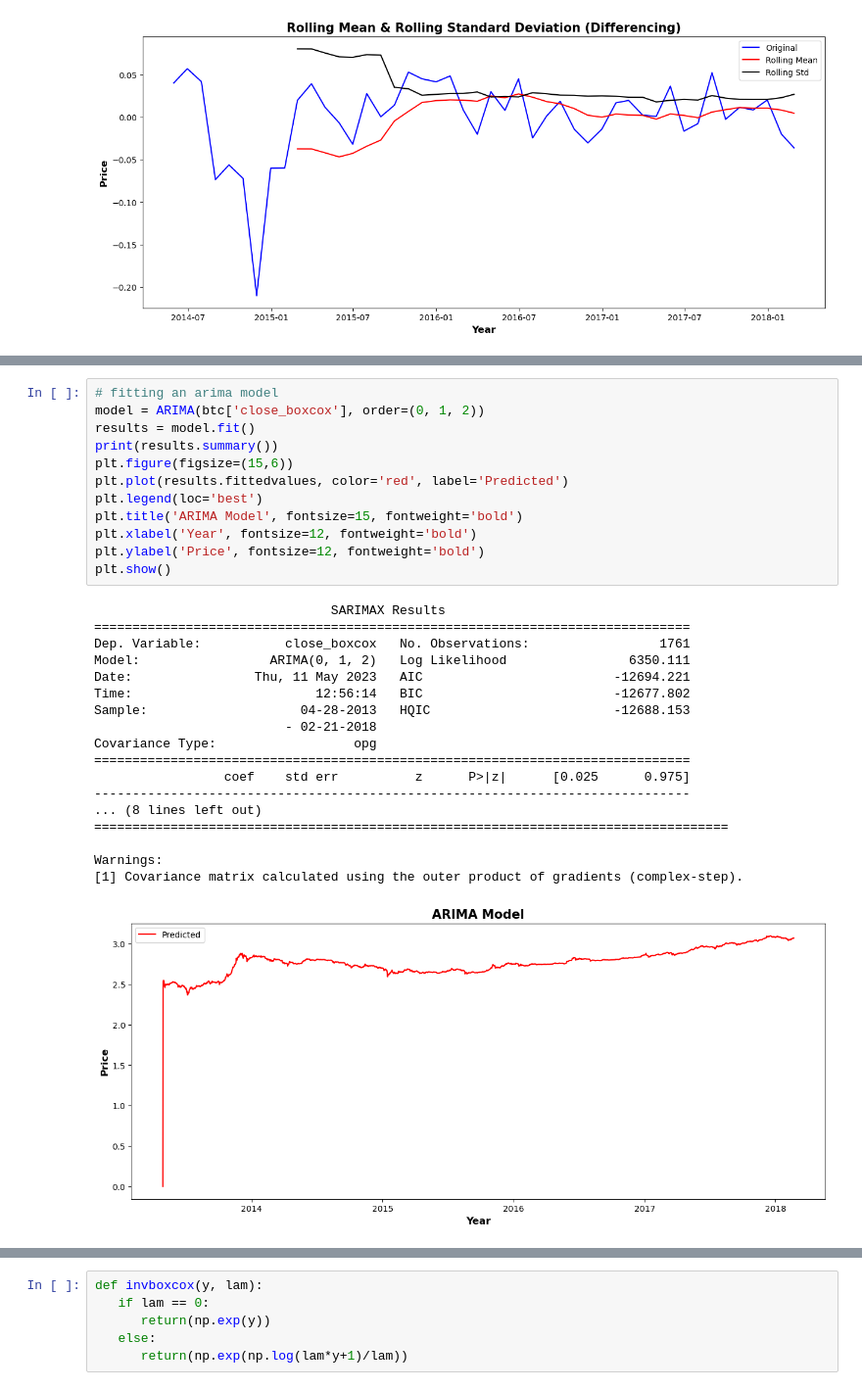
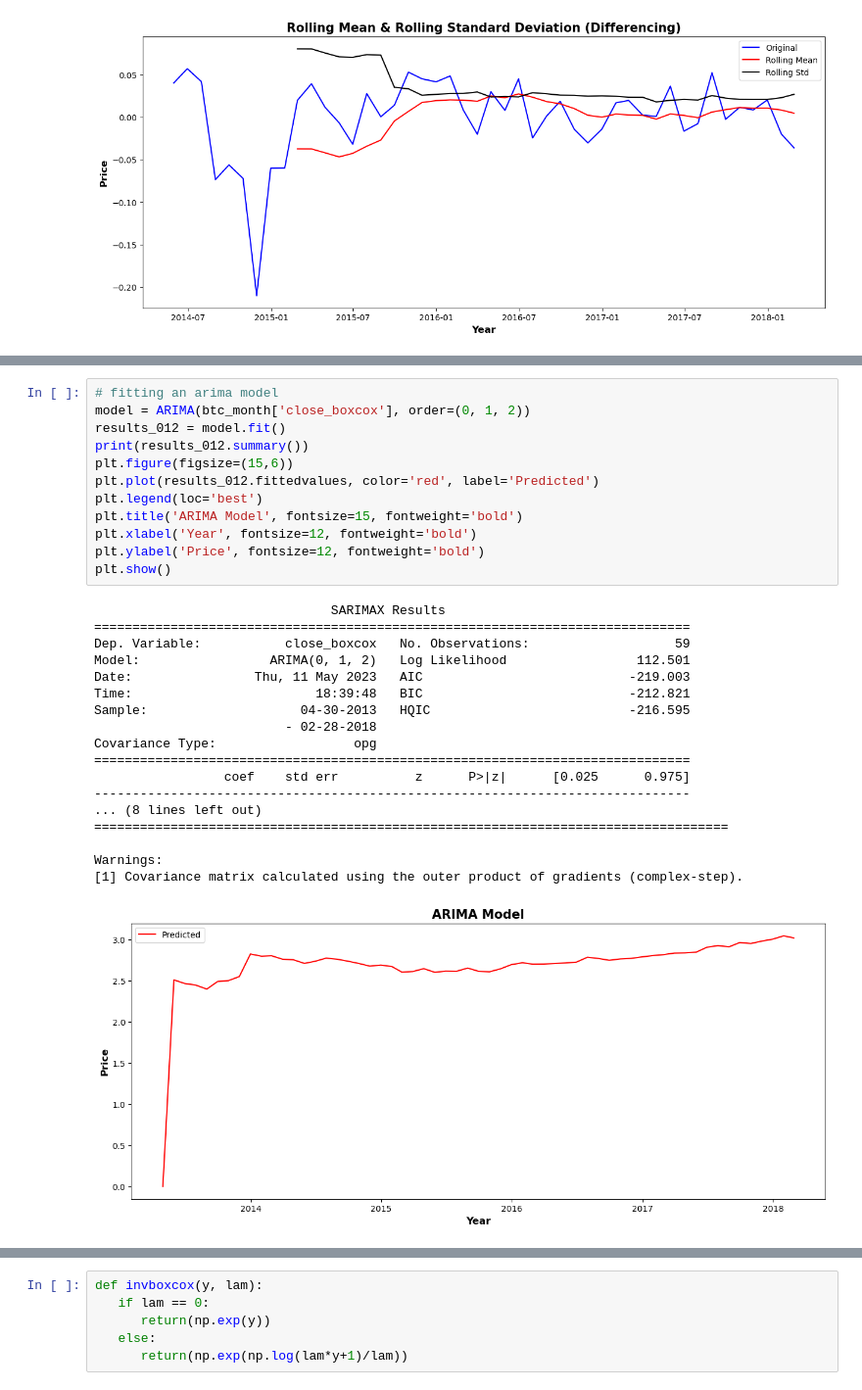
Before and after one commit to alliajagbe/crypto-prediction, a Jupyter notebook: crypto.ipynb, the cells around one changed output, grey strips where cells are left out. Shown at 98% size. Cells and saved outputs as stored; diff of their text form.

```diff
--- a/crypto.ipynb
+++ b/crypto.ipynb
@@ -273,33 +273,33 @@ Warnings:
 # %%
 # fitting an arima model
-model = ARIMA(btc['close_boxcox'], order=(0, 1, 2))
-results = model.fit()
-print(results.summary())
+model = ARIMA(btc_month['close_boxcox'], order=(0, 1, 2))
+results_012 = model.fit()
+print(results_012.summary())
 plt.figure(figsize=(15,6))
-plt.plot(results.fittedvalues, color='red', label='Predicted')
+plt.plot(results_012.fittedvalues, color='red', label='Predicted')
 plt.legend(loc='best')
 plt.title('ARIMA Model', fontsize=15, fontweight='bold')
 plt.xlabel('Year', fontsize=12, fontweight='bold')
 plt.ylabel('Price', fontsize=12, fontweight='bold')
 plt.show()
 # %% [output]
                                SARIMAX Results
 ==============================================================================
-Dep. Variable:           close_boxcox   No. Observations:                 1761
-Model:                 ARIMA(0, 1, 2)   Log Likelihood                6350.111
-Date:                Thu, 11 May 2023   AIC                         -12694.221
-Time:                        12:56:14   BIC                         -12677.802
-Sample:                    04-28-2013   HQIC                        -12688.153
-                         - 02-21-2018
+Dep. Variable:           close_boxcox   No. Observations:                   59
+Model:                 ARIMA(0, 1, 2)   Log Likelihood                 112.501
+Date:                Thu, 11 May 2023   AIC                           -219.003
+Time:                        18:39:48   BIC                           -212.821
+Sample:                    04-30-2013   HQIC                          -216.595
+                         - 02-28-2018
 Covariance Type:                  opg
 ==============================================================================
                  coef    std err          z      P>|z|      [0.025      0.975]
 ------------------------------------------------------------------------------
 ... (8 lines left out)
 ===================================================================================
 
 Warnings:
 [1] Covariance matrix calculated using the outer product of gradients (complex-step).
-[figure, old version]
+[figure, new version]
 # %%
 # fitting an arima model
```
Also changed, not shown: parts of 6 cells of this notebook.
